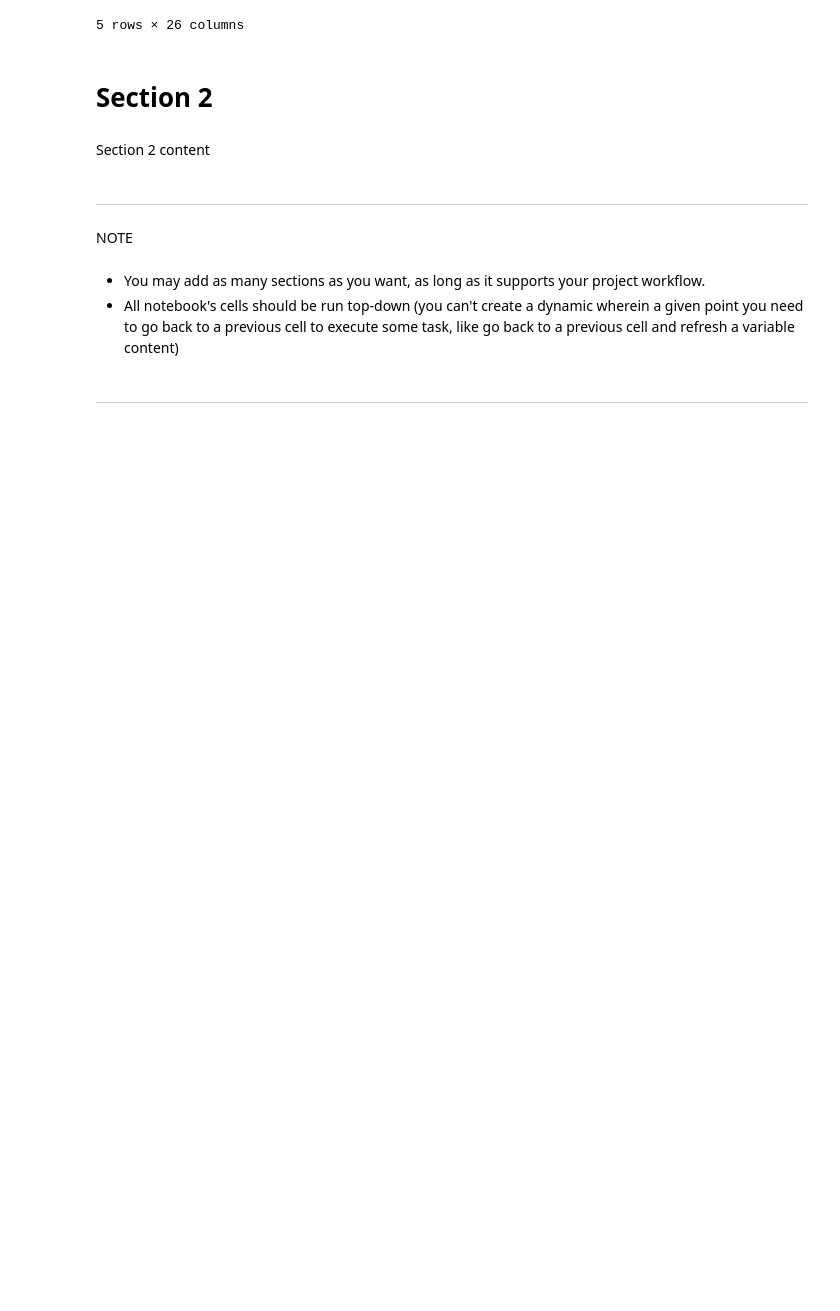
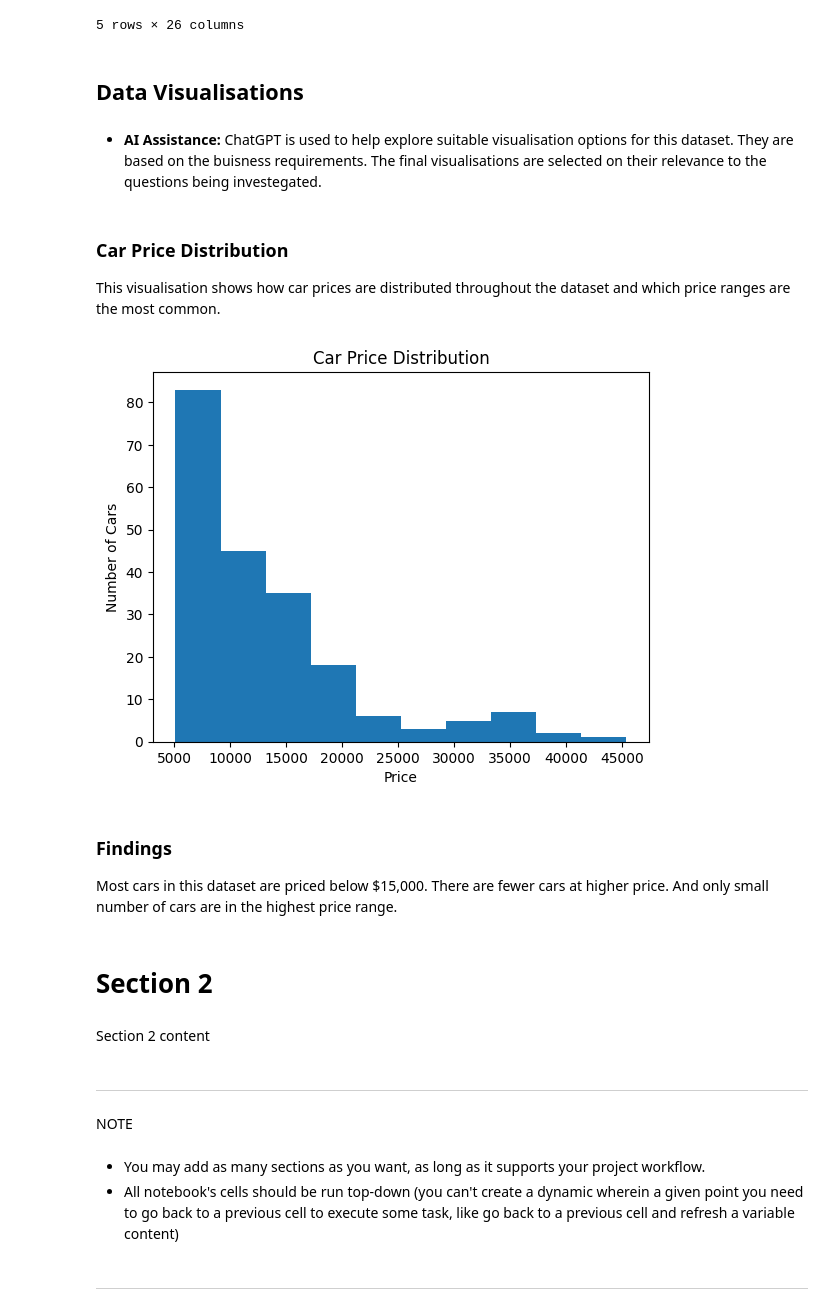
Before and after one commit to LieneRubule/Car-Prices-Analysis-Project-1, a Jupyter notebook: jupyter_notebooks/03_Data_Visualisation.ipynb, the cells around one changed output. Drawn from its saved outputs; the diff is of its cells as text; code cells hidden in the pictures; blank space fills up the shorter version.

Commit message:
Add car price distribution visualisation.

```diff
--- a/jupyter_notebooks/03_Data_Visualisation.ipynb
+++ b/jupyter_notebooks/03_Data_Visualisation.ipynb
@@ -80,6 +82,30 @@ df.head()
 | 3 | 4 | 2 | audi 100 ls | gas | std | four | sedan | fwd | front | ... |
 | 4 | 5 | 2 | audi 100 ls | gas | std | four | sedan | 4wd | front | ... |
 5 rows × 26 columns
+# %% [markdown]
+## Data Visualisations
+# %% [markdown]
+* **AI Assistance:** ChatGPT is used to help explore suitable visualisation options for this dataset.  They are based on the buisness requirements. The final visualisations are selected on their relevance to the questions being investegated.
+# %% [markdown]
+### Car Price Distribution
+
+This visualisation shows how car prices are distributed throughout the dataset and which price ranges are the most common.
+# %%
+# Create a hisrogram showing the distribution of car prices in the datset.
+# This code is referenced from LMS and modified with assistance from ChatGPT
+plt.hist(df['price'])
+
+plt.xlabel('Price')
+plt.ylabel('Number of Cars')
+plt.title('Car Price Distribution')
+
+plt.show()
+# %% [output]
+[figure, added]
+# %% [markdown]
+### Findings
+
+Most cars in this dataset are priced below $15,000. There are fewer cars at higher price. And only small number of cars are in the highest price range.
 # %% [markdown]
 # Section 2
 # %% [markdown]
```
Also changed, not shown: parts of 1 cell of this notebook.
